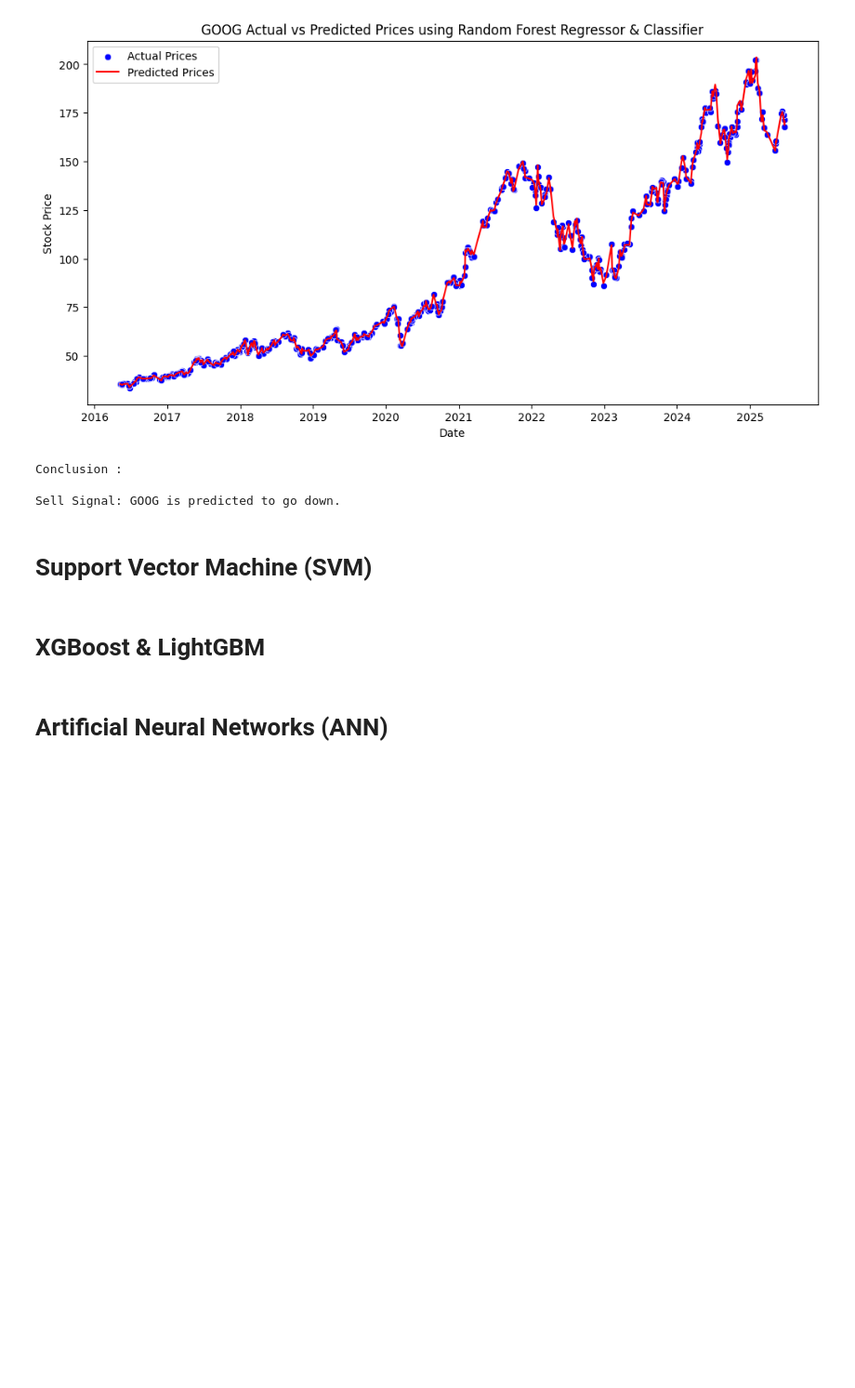
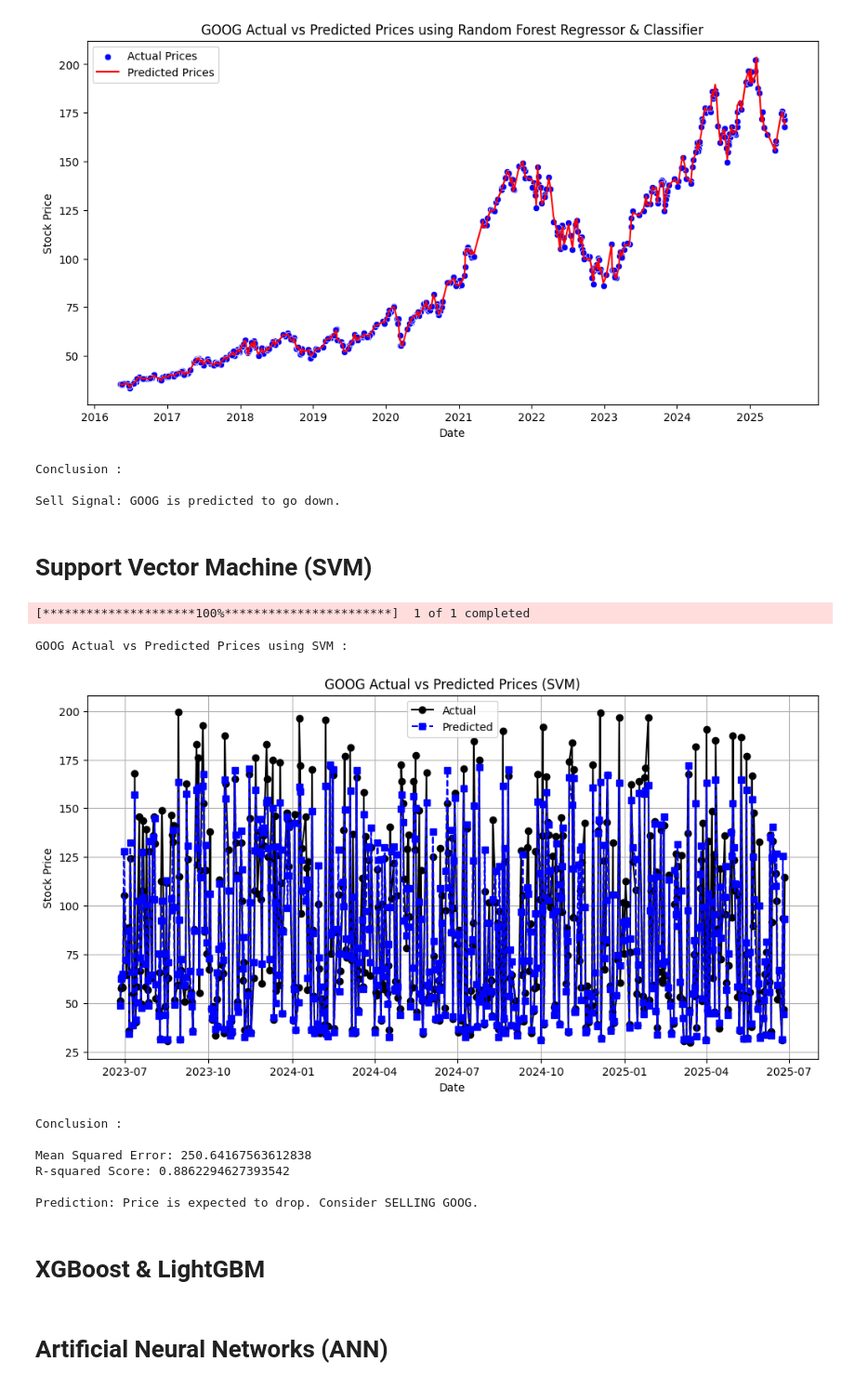
Before and after one commit to Hello-Kitty-1311/Stock-Analysis-V1, a Jupyter notebook: code.ipynb, the cells around one changed output. Shown: that part at 93% size. Drawn from its saved outputs; the diff is of its cells as text; code cells hidden in the pictures; blank space fills up the shorter version.

```diff
--- a/code.ipynb
+++ b/code.ipynb
@@ -517,3 +515,68 @@ Sell Signal: GOOG is predicted to go down.
+# %%
+# Fetch 10-year historical data
+history = yf.download(stock_ticker, period="10y")
+
+# Prepare data for SVM
+history.dropna(inplace=True)
+history['Date'] = history.index
+history['Date'] = history['Date'].map(pd.Timestamp.toordinal)
+
+X = history[['Date']]
+y = history['Close']
+
+# Normalize data
+scaler = MinMaxScaler()
+X_scaled = scaler.fit_transform(X)
+
+# Train-Test Split
+X_train, X_test, y_train, y_test = train_test_split(X_scaled, y, test_size=0.2, random_state=42)
+
+# Train SVM model
+svm_model = SVR(kernel='rbf', C=100, gamma=0.1, epsilon=0.1)
+svm_model.fit(X_train, y_train)
+
+# Predictions
+y_pred = svm_model.predict(X_test)
+
+# Plot actual vs predicted
+print(f"\n{stock_ticker} Actual vs Predicted Prices using SVM :\n")
+plt.figure(figsize=(12,6))
+plt.plot(history.index[-len(y_test):], y_test.values, label='Actual', color='black', marker='o')
+plt.plot(history.index[-len(y_test):], y_pred, label='Predicted', color='blue', linestyle='dashed', marker='s')
+plt.title(f"{stock_ticker} Actual vs Predicted Prices (SVM)")
+plt.xlabel("Date")
+plt.ylabel("Stock Price")
+plt.legend()
+plt.grid(True)
+plt.show()
+
+# Evaluation
+print("\nConclusion :\n")
+mse = mean_squared_error(y_test, y_pred)
+r2 = r2_score(y_test, y_pred)
+print(f"Mean Squared Error: {mse}")
+print(f"R-squared Score: {r2}\n")
+
+# Conclusion: Buy or Sell
+latest_predicted = svm_model.predict(scaler.transform([[history['Date'].iloc[-1]]])).item()
+latest_actual = history['Close'].iloc[-1].item()
+
+if latest_predicted > latest_actual:
+    print(f"Prediction: Price is expected to rise. Consider BUYING {stock_ticker}.")
+    svm_model = "Buy"
+else:
+    print(f"Prediction: Price is expected to drop. Consider SELLING {stock_ticker}.")
+    svm_model = "Sell"
+# %% [output]
+[*********************100%***********************]  1 of 1 completed
+GOOG Actual vs Predicted Prices using SVM :
+[figure, added]
+Conclusion :
+
+Mean Squared Error: 250.64167563612838
+R-squared Score: 0.8862294627393542
+
+Prediction: Price is expected to drop. Consider SELLING GOOG.
 # %% [markdown]
 # XGBoost & LightGBM
 # %%
```
Also changed, not shown: parts of 1 cell of this notebook.
